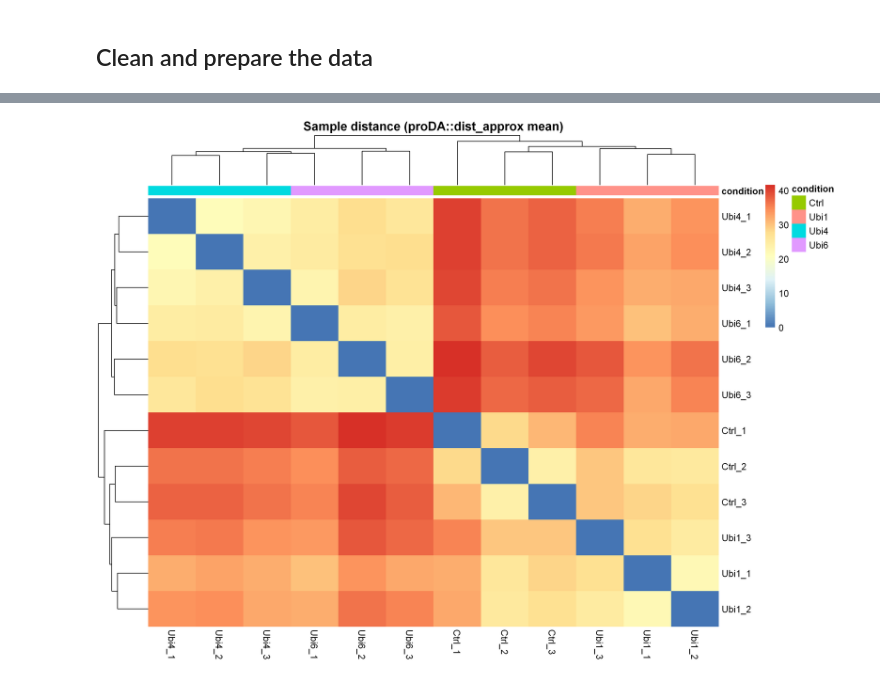
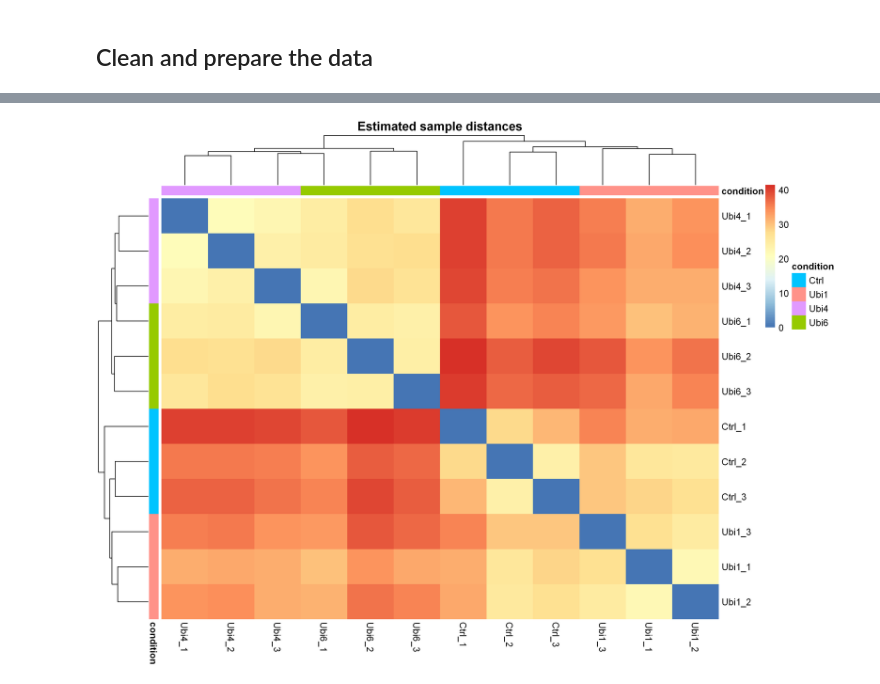
Before and after one commit to meshik/bioinformatics-code-hub, a Jupyter notebook: proteomics/differential_abundance/r.ipynb, the cells around one changed output, grey strips where cells are left out. Drawn from its saved outputs; the diff is of its cells as text; code cells hidden in the pictures.

```diff
--- a/proteomics/differential_abundance/r.ipynb
+++ b/proteomics/differential_abundance/r.ipynb
@@ -173,6 +162,8 @@ A matrix: 6 × 12 of type dbl
 # - MaxQuant LFQ has zeros for "missing": convert 0 -> NA for log2 transform
 # - log2 transform makes fold-changes additive and stabilizes variance
 lfq_mat[lfq_mat == 0] <- NA
+# Remove protein groups with no quantified values in any sample.
+lfq_mat <- lfq_mat[rowSums(!is.na(lfq_mat)) > 0, , drop = FALSE]
 lfq_mat <- log2(lfq_mat)
 
 ## QC 1: missingness per sample (big differences can indicate outliers or swaps)
@@ -222,32 +231,37 @@ boxplot(
 # %%
 ## QC 3: sample similarity without imputing missing values
 # - Imputation fabricates values and can artificially increase similarity between samples.
 # - proDA provides dist_approx(), which estimates expected distances while accounting for missingness.
 
 # What to watch for:
 # - Replicates within the same condition should be relatively close (low distances).
 # - A sample that is far from everything is a candidate outlier.
 # - If samples cluster by replicate/run-order instead of condition, consider batch covariates.
 
-da <- proDA::dist_approx(lfq_mat)
-dist_mat <- as.matrix(da$mean)
+distance_approximation <- proDA::dist_approx(lfq_mat)
+distance_mean <- as.matrix(distance_approximation$mean)
+# dist_approx() also provides a variance estimate: 'sd', the uncertainty in that estimated distance
 
-# Simple sample annotation
-anno <- data.frame(
-  condition = samples[["condition"]],
-  row.names = samples[["label"]]
+sample_annotation <- data.frame(
+  condition = factor(samples$condition),
+  row.names = samples$label
 )
 
-# Cluster using the distance matrix itself
-hc <- hclust(as.dist(dist_mat), method = "average")
+sample_clustering <- hclust(
+  as.dist(distance_mean),
+  method = "average"
+)
+
 pheatmap::pheatmap(
-  dist_mat,
-  cluster_rows = hc,
-  cluster_cols = hc,
-  annotation_col = anno,
-  main = "Sample distance (proDA::dist_approx mean)",
+  distance_mean,
+  cluster_rows = sample_clustering,
+  cluster_cols = sample_clustering,
+  annotation_row = sample_annotation,
+  annotation_col = sample_annotation,
+  main = "Estimated sample distances",
+  legend_breaks = pretty(range(distance_mean)),
   border_color = NA
 )
 # %% [output]
-[figure, old version]
+[figure, new version]
 # %%
```
Also changed, not shown: parts of 8 cells of this notebook.
